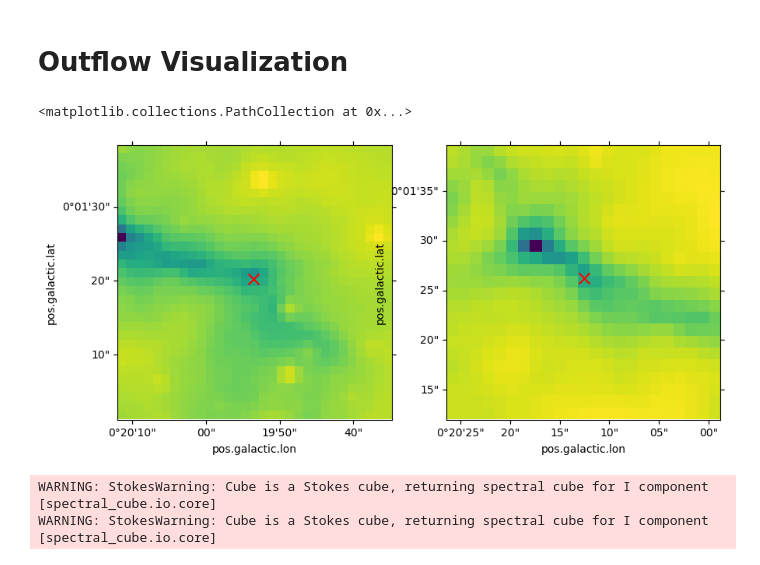
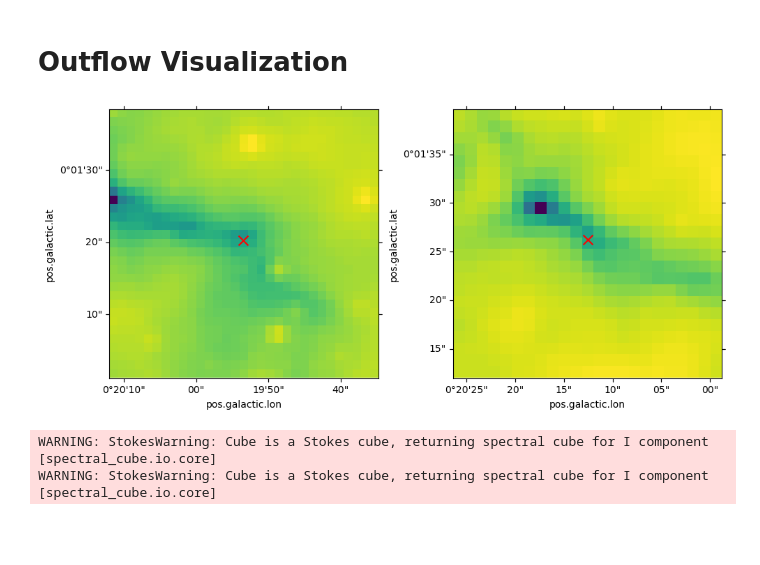
Before and after one commit to SpacialTree/lactea-filament, a Jupyter notebook: lactea-filament/notebooks/filament_outflows_im.ipynb, the cells around one changed output. Drawn from its saved outputs; the diff is of its cells as text; code cells hidden in the pictures; blank space fills up the shorter version.

```diff
--- a/lactea-filament/notebooks/filament_outflows_im.ipynb
+++ b/lactea-filament/notebooks/filament_outflows_im.ipynb
@@ -39,15 +39,16 @@ c2_I4 = cm.get_cutout_I4(clump2, l=c2_cutout.l*1.5, w=c2_cutout.w*1.5)
 # %%
 fig = plt.figure(figsize=(10, 5))
 ax1 = fig.add_subplot(121, projection=c1_I4.wcs)
 ax1.imshow(c1_I4.data, origin='lower', cmap='viridis', norm=simple_norm(c1_I4.data, stretch='log', max_percent=99.9))
 ax1.scatter(clump1.galactic.l, clump1.galactic.b, transform=ax1.get_transform('world'), s=100, color='red', marker='x')
 
 ax2 = fig.add_subplot(122, projection=c2_I4.wcs)
 ax2.imshow(c2_I4.data, origin='lower', cmap='viridis', norm=simple_norm(c2_I4.data, stretch='log', max_percent=99.9))
 ax2.scatter(clump2.galactic.l, clump2.galactic.b, transform=ax2.get_transform('world'), s=100, color='red', marker='x')
+
+plt.tight_layout()
 # %% [output]
-<matplotlib.collections.PathCollection at 0x...>
-[figure, old version]
+[figure, new version]
 # %%
 B3_cont_fn = '/orange/adamginsburg/jwst/cloudc/alma/ACES/uid___A001_X15a0_X1a8.s36_0.Sgr_A_star_sci.spw33_35.cont.I.iter1.image.tt0'
 c1_B3 = cm.get_cutout(B3_cont_fn, clump1, c1_cutout.l, c1_cutout.w, format='casa')
```
